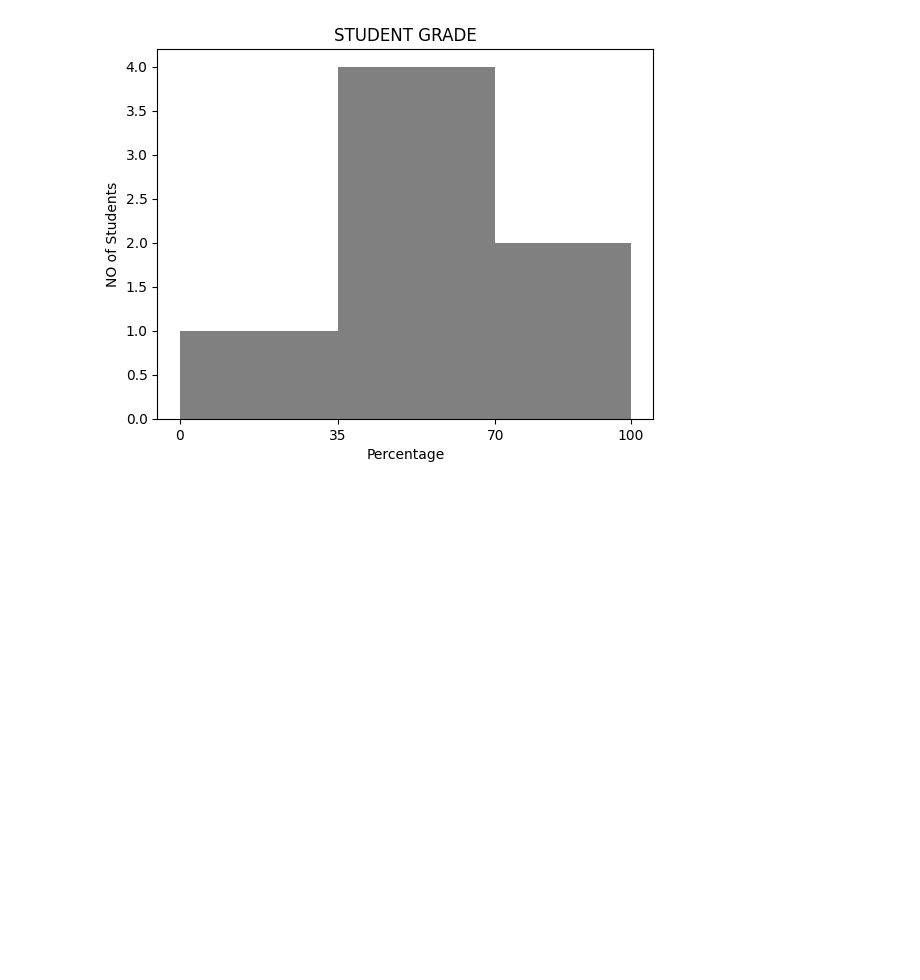
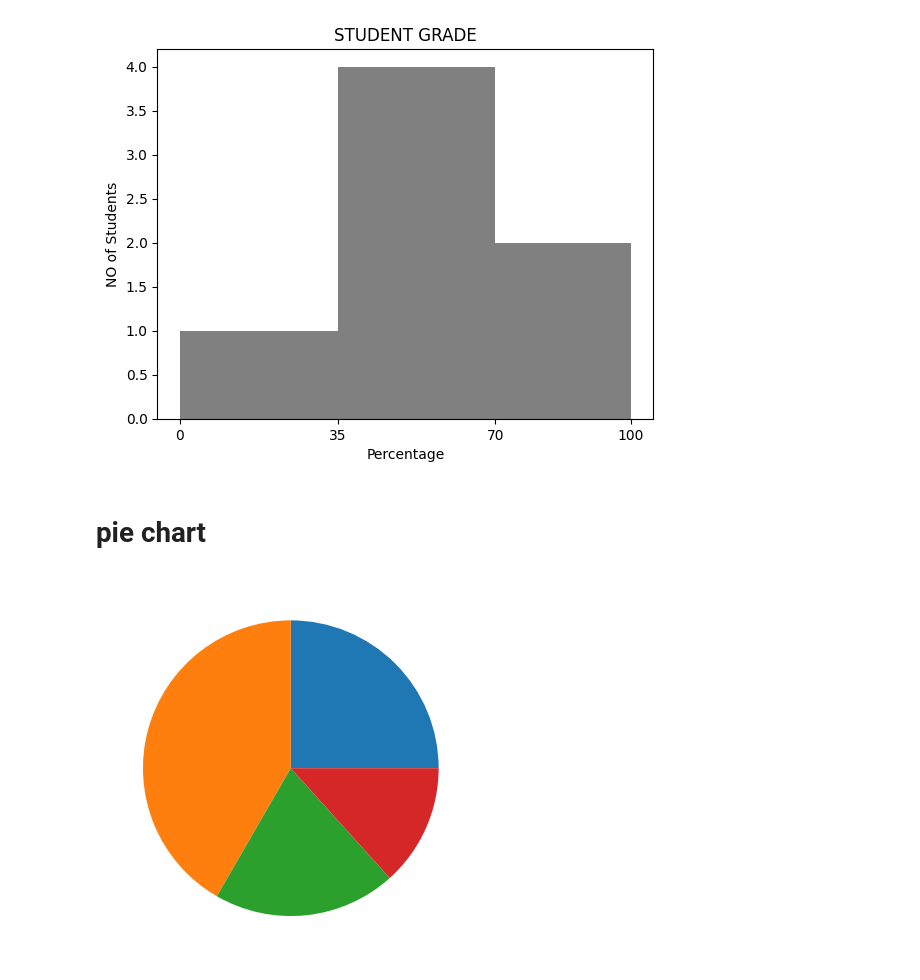
Before and after one commit to msandhiya07/msandhiya07, a Jupyter notebook: DATAFLOW.ipynb, the cells around one changed output. Saved outputs shown, nothing was run; the diff lists cells and outputs as text; code cells hidden in the pictures; blank space fills up the shorter version.

```diff
--- a/DATAFLOW.ipynb
+++ b/DATAFLOW.ipynb
@@ -15,3 +15,5 @@ plt.ylabel("NO of Students")
 plt.show()
 # %% [output]
 [figure]
+# %% [markdown]
+# pie chart
@@ -17,0 +22,8 @@ plt.show()
+# %%
+student_performance=["Execellent","Good","Average","Poor"]
+student_values=[15,25,12,8]
+plt.pie(student_values)
+
+plt.show()
+# %% [output]
+[figure, added]
```
Also changed, not shown: parts of 5 cells of this notebook.
